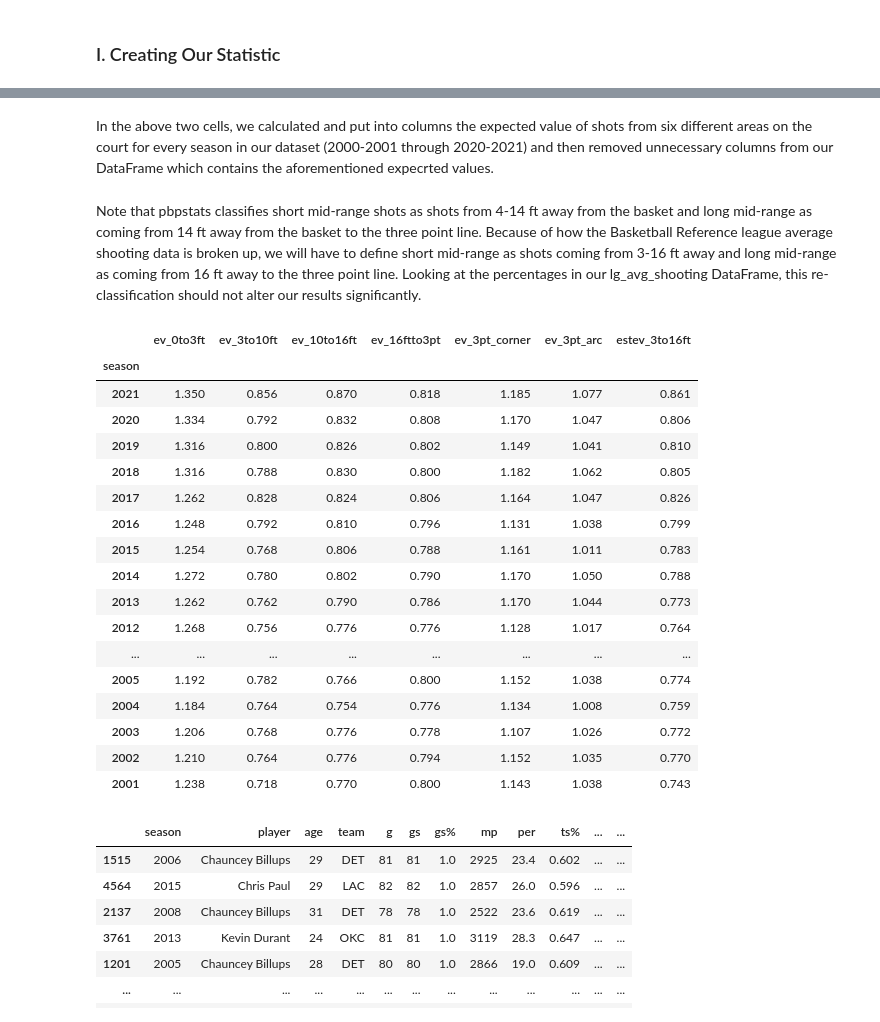
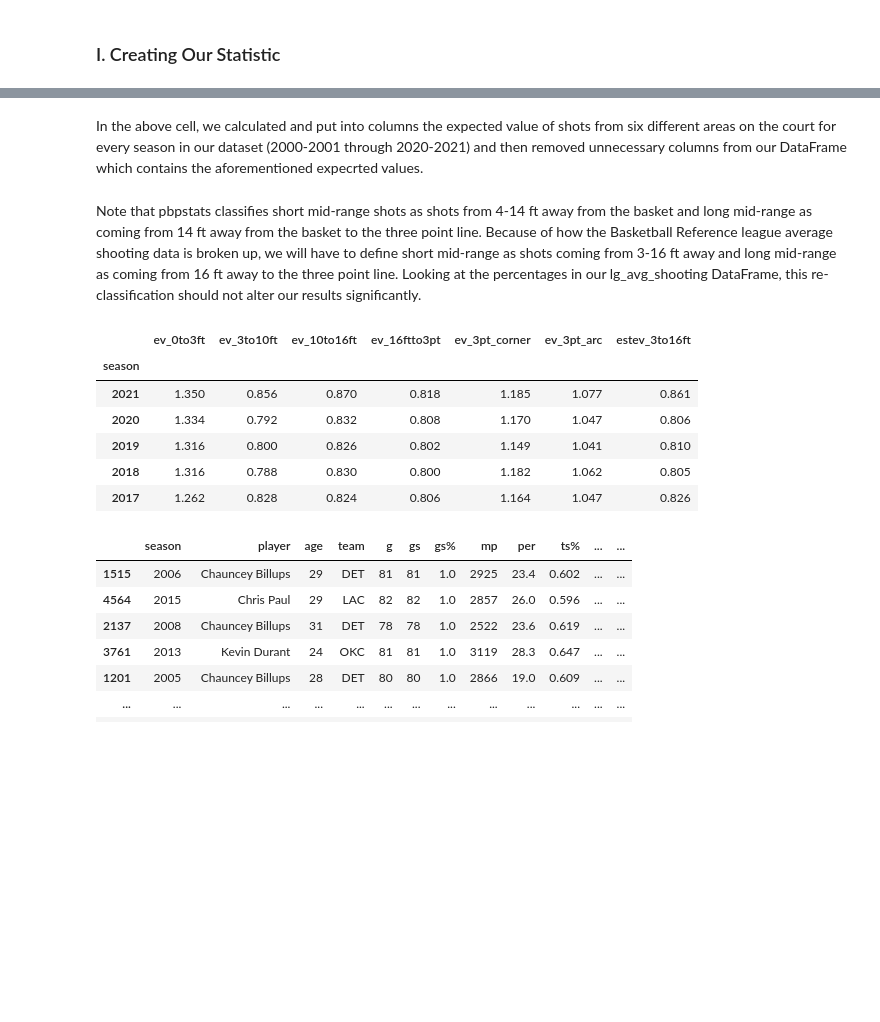
Before and after one commit to MAhram1/INFO-2950-Project, a Jupyter notebook: proj5.ipynb, the cells around one changed output, grey strips where cells are left out. Saved outputs shown, nothing was run; the diff lists cells and outputs as text; code cells hidden in the pictures; blank space fills up the shorter version.

```diff
--- a/proj5.ipynb
+++ b/proj5.ipynb
@@ -251,34 +209,23 @@ expected_values_by_loc
 # %% [markdown]
-In the above two cells, we calculated and put into columns the expected value of shots from six different areas on the court for every season in our dataset (2000-2001 through 2020-2021) and then removed unnecessary columns from our DataFrame which contains the aforementioned expecrted values.
+In the above cell, we calculated and put into columns the expected value of shots from six different areas on the court for every season in our dataset (2000-2001 through 2020-2021) and then removed unnecessary columns from our DataFrame which contains the aforementioned expecrted values.
 # %% [markdown]
 Note that pbpstats classifies short mid-range shots as shots from 4-14 ft away from the basket and long mid-range as coming from 14 ft away from the basket to the three point line. Because of how the Basketball Reference league average shooting data is broken up, we will have to define short mid-range as shots coming from 3-16 ft away and long mid-range as coming from 16 ft away to the three point line. Looking at the percentages in our lg_avg_shooting DataFrame, this re-classification should not alter our results significantly.
 # %%
 # Adjusting for reclassification
 for i in list(lg_avg_shooting.index.values):
     expected_values_by_loc.loc[i,'estev_3to16ft'] = round((((lg_avg_shooting.loc[i,'pct_fga_3to10_ft']/(lg_avg_shooting.loc[i,'pct_fga_3to10_ft']
                                                        + lg_avg_shooting.loc[i,'pct_fga_10to16_ft']))*expected_values_by_loc.loc[i,'ev_3to10ft'])
                                                        + ((lg_avg_shooting.loc[i,'pct_fga_10to16_ft']/(lg_avg_shooting.loc[i,'pct_fga_3to10_ft']
                                                        + lg_avg_shooting.loc[i,'pct_fga_10to16_ft']))*expected_values_by_loc.loc[i,'ev_10to16ft'])),3)
-expected_values_by_loc
+expected_values_by_loc.head(5)
 # %% [output]
 |  | ev_0to3ft | ev_3to10ft | ev_10to16ft | ev_16ftto3pt | ev_3pt_corner | ev_3pt_arc | estev_3to16ft |
 | season |  |  |  |  |  |  |  |
 | 2021 | 1.350 | 0.856 | 0.870 | 0.818 | 1.185 | 1.077 | 0.861 |
 | 2020 | 1.334 | 0.792 | 0.832 | 0.808 | 1.170 | 1.047 | 0.806 |
 | 2019 | 1.316 | 0.800 | 0.826 | 0.802 | 1.149 | 1.041 | 0.810 |
 | 2018 | 1.316 | 0.788 | 0.830 | 0.800 | 1.182 | 1.062 | 0.805 |
 | 2017 | 1.262 | 0.828 | 0.824 | 0.806 | 1.164 | 1.047 | 0.826 |
-| 2016 | 1.248 | 0.792 | 0.810 | 0.796 | 1.131 | 1.038 | 0.799 |
-| 2015 | 1.254 | 0.768 | 0.806 | 0.788 | 1.161 | 1.011 | 0.783 |
-| 2014 | 1.272 | 0.780 | 0.802 | 0.790 | 1.170 | 1.050 | 0.788 |
-| 2013 | 1.262 | 0.762 | 0.790 | 0.786 | 1.170 | 1.044 | 0.773 |
-| 2012 | 1.268 | 0.756 | 0.776 | 0.776 | 1.128 | 1.017 | 0.764 |
-| ... | ... | ... | ... | ... | ... | ... | ... |
-| 2005 | 1.192 | 0.782 | 0.766 | 0.800 | 1.152 | 1.038 | 0.774 |
-| 2004 | 1.184 | 0.764 | 0.754 | 0.776 | 1.134 | 1.008 | 0.759 |
-| 2003 | 1.206 | 0.768 | 0.776 | 0.778 | 1.107 | 1.026 | 0.772 |
-| 2002 | 1.210 | 0.764 | 0.776 | 0.794 | 1.152 | 1.035 | 0.770 |
-| 2001 | 1.238 | 0.718 | 0.770 | 0.800 | 1.143 | 1.038 | 0.743 |
 # %%
 # Piece-by-piece building of our statistic
 nba_groups = nba.groupby('season')
```
Also changed, not shown: parts of 8 cells of this notebook.
